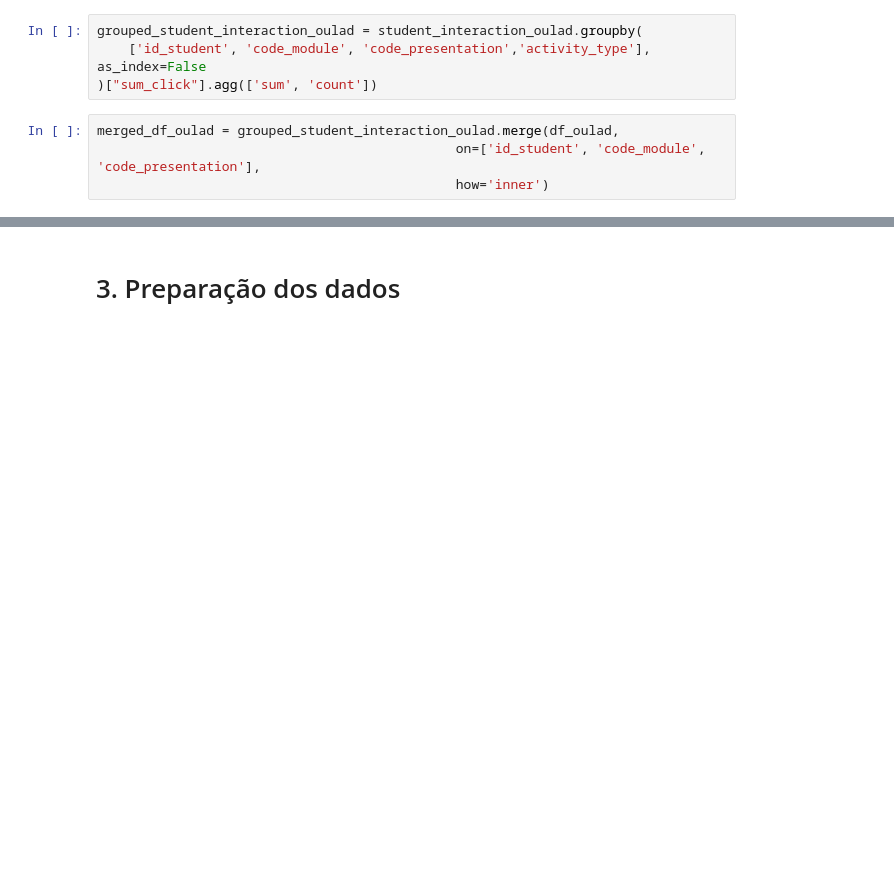
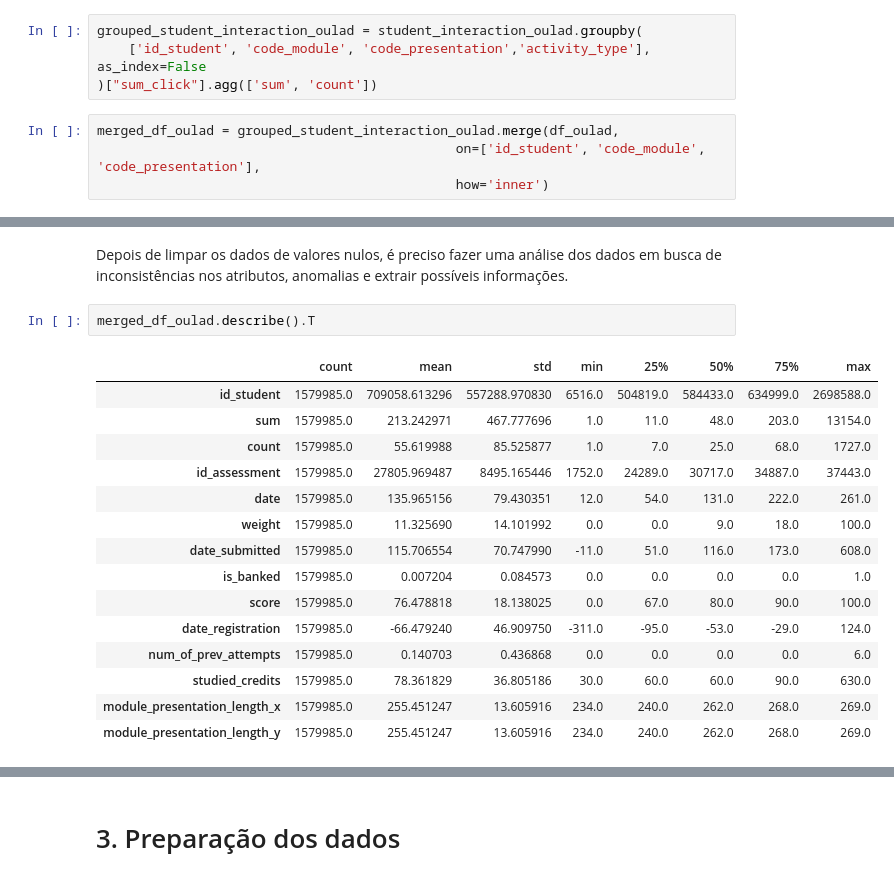
Before and after one commit to emanoelopes/progpy, a Jupyter notebook: uci-dt-studentsperformanceprediction.ipynb, the cells around one changed output, grey strips where cells are left out. Cells and saved outputs as stored; diff of their text form; blank space fills up the shorter version.

Commit message:
Kaggle Notebook | Students Performance Prediction | Version 30

```diff
--- a/uci-dt-studentsperformanceprediction.ipynb
+++ b/uci-dt-studentsperformanceprediction.ipynb
@@ -541,0 +598,20 @@ merged_df_oulad = grouped_student_interaction_oulad.merge(df_oulad,
+# %% [markdown]
+Depois de limpar os dados de valores nulos, é preciso fazer uma análise dos dados em busca de inconsistências nos atributos, anomalias e extrair possíveis informações.
+# %%
+merged_df_oulad.describe().T
+# %% [output]
+|  | count | mean | std | min | 25% | 50% | 75% | max |
+| id_student | 1579985.0 | 709058.613296 | 557288.970830 | 6516.0 | 504819.0 | 584433.0 | 634999.0 | 2698588.0 |
+| sum | 1579985.0 | 213.242971 | 467.777696 | 1.0 | 11.0 | 48.0 | 203.0 | 13154.0 |
+| count | 1579985.0 | 55.619988 | 85.525877 | 1.0 | 7.0 | 25.0 | 68.0 | 1727.0 |
+| id_assessment | 1579985.0 | 27805.969487 | 8495.165446 | 1752.0 | 24289.0 | 30717.0 | 34887.0 | 37443.0 |
+| date | 1579985.0 | 135.965156 | 79.430351 | 12.0 | 54.0 | 131.0 | 222.0 | 261.0 |
+| weight | 1579985.0 | 11.325690 | 14.101992 | 0.0 | 0.0 | 9.0 | 18.0 | 100.0 |
+| date_submitted | 1579985.0 | 115.706554 | 70.747990 | -11.0 | 51.0 | 116.0 | 173.0 | 608.0 |
+| is_banked | 1579985.0 | 0.007204 | 0.084573 | 0.0 | 0.0 | 0.0 | 0.0 | 1.0 |
+| score | 1579985.0 | 76.478818 | 18.138025 | 0.0 | 67.0 | 80.0 | 90.0 | 100.0 |
+| date_registration | 1579985.0 | -66.479240 | 46.909750 | -311.0 | -95.0 | -53.0 | -29.0 | 124.0 |
+| num_of_prev_attempts | 1579985.0 | 0.140703 | 0.436868 | 0.0 | 0.0 | 0.0 | 0.0 | 6.0 |
+| studied_credits | 1579985.0 | 78.361829 | 36.805186 | 30.0 | 60.0 | 60.0 | 90.0 | 630.0 |
+| module_presentation_length_x | 1579985.0 | 255.451247 | 13.605916 | 234.0 | 240.0 | 262.0 | 268.0 | 269.0 |
+| module_presentation_length_y | 1579985.0 | 255.451247 | 13.605916 | 234.0 | 240.0 | 262.0 | 268.0 | 269.0 |
```
Also changed, not shown: parts of 11 cells of this notebook.
